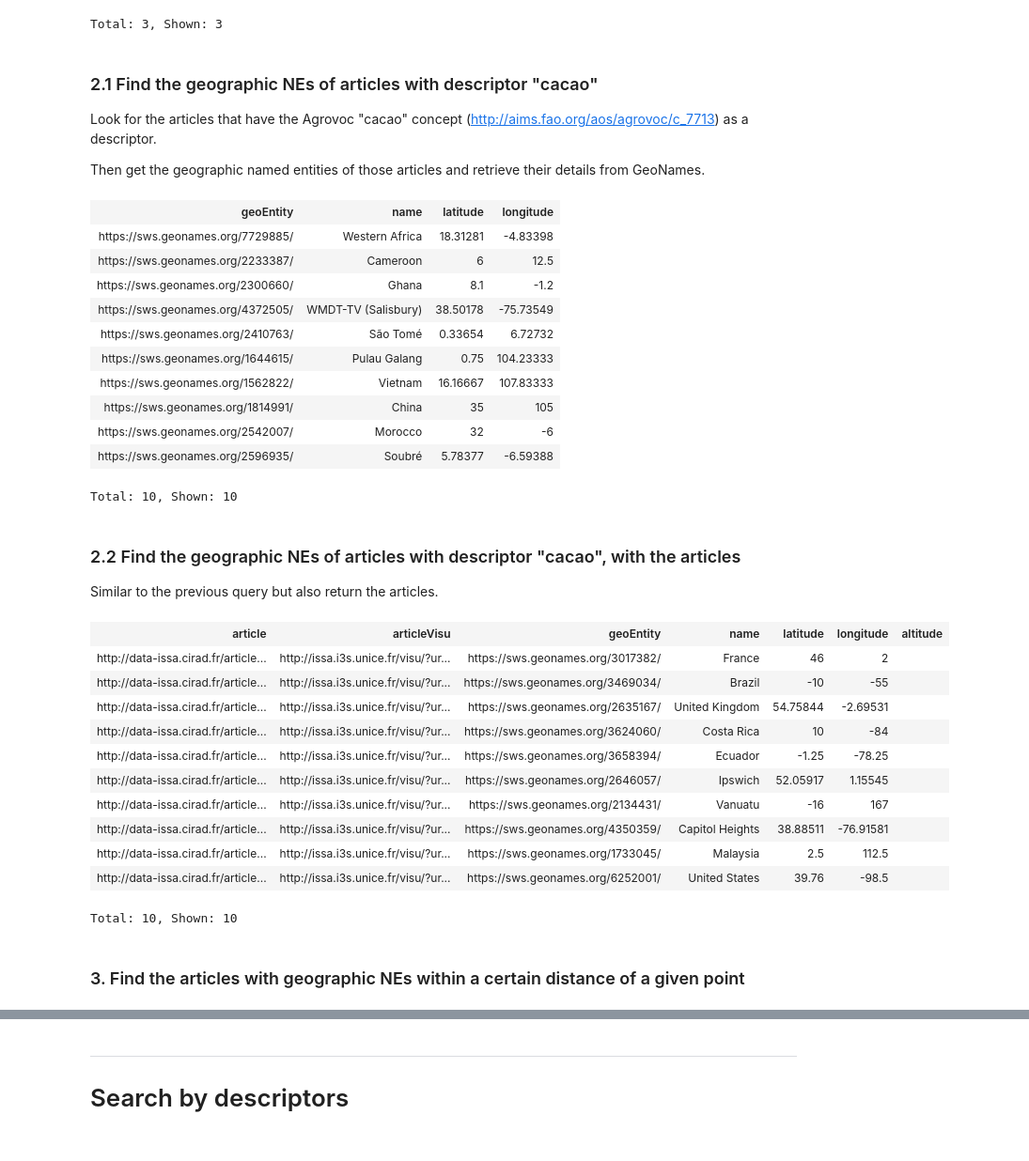
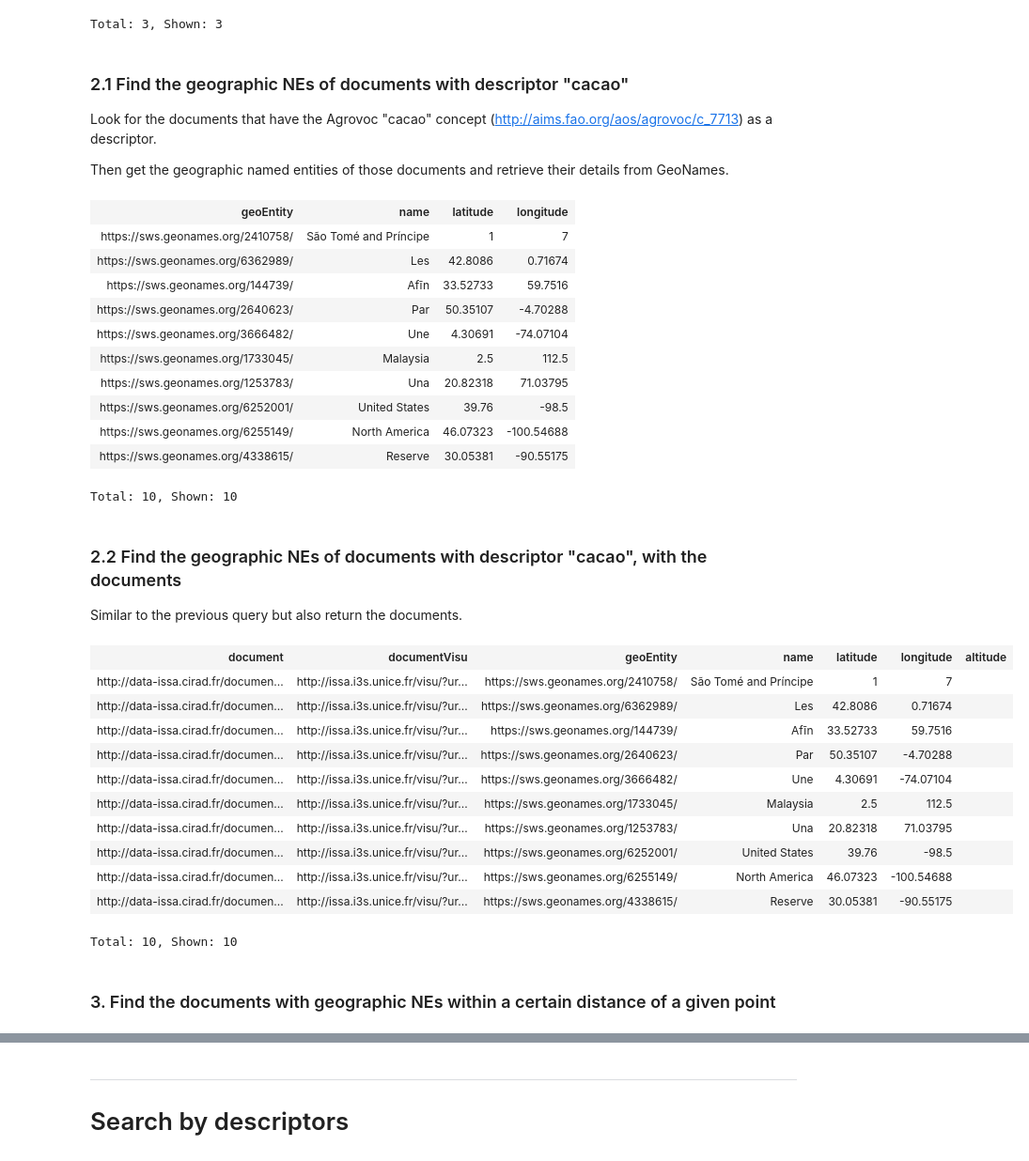
Before and after one commit to issa-project/issa-pipeline, a Jupyter notebook: notebooks/issa-geographic-NEs.ipynb, the cells around one changed output, grey strips where cells are left out. Shown at 94% size. Saved outputs shown, nothing was run; the diff lists cells and outputs as text; code cells hidden in the pictures.

```diff
--- a/notebooks/issa-geographic-NEs.ipynb
+++ b/notebooks/issa-geographic-NEs.ipynb
@@ -98,24 +98,24 @@ WHERE {
 | https://sws.geonames.org/130758/ | Iran | 32 | 53 |  | Iran | Empire of Iran, Iran, Islamic Rep... |  |
 Total: 3, Shown: 3
 # %% [markdown]
-### 2.1 Find the geographic NEs of articles with descriptor "cacao"
+### 2.1 Find the geographic NEs of documents with descriptor "cacao"
 
-Look for the articles that have the Agrovoc "cacao" concept (http://aims.fao.org/aos/agrovoc/c_7713) as a descriptor.
+Look for the documents that have the Agrovoc "cacao" concept (http://aims.fao.org/aos/agrovoc/c_7713) as a descriptor.
 
-Then get the geographic named entities of those articles and retrieve their details from GeoNames.
+Then get the geographic named entities of those documents and retrieve their details from GeoNames.
 # %%
 SELECT distinct ?geoEntity ?name ?latitude ?longitude
-FROM <http://data-issa.cirad.fr/graph/articles>
+FROM <http://data-issa.cirad.fr/graph/documents>
 FROM <http://geonames.org/graph>
 FROM <http://data-issa.cirad.fr/graph/geographic-nes>
 FROM <http://data-issa.cirad.fr/graph/thematic-descriptors>
 WHERE {
     []  a issa:ThematicDescriptorAnnotation;
-        oa:hasTarget ?article;
+        oa:hasTarget ?document;
         oa:hasBody agrovoc:c_7713. # Concept "cacao"
 
     []  a issa:GeographicAnnotation;
-        schema:about ?article;
+        schema:about ?document;
         oa:hasBody ?geoEntity.
 
     ?geoEntity
@@ -125,57 +125,57 @@ WHERE {
 } limit 10
 # %% [output]
 | geoEntity | name | latitude | longitude |
-| https://sws.geonames.org/7729885/ | Western Africa | 18.31281 | -4.83398 |
-| https://sws.geonames.org/2233387/ | Cameroon | 6 | 12.5 |
-| https://sws.geonames.org/2300660/ | Ghana | 8.1 | -1.2 |
-| https://sws.geonames.org/4372505/ | WMDT-TV (Salisbury) | 38.50178 | -75.73549 |
-| https://sws.geonames.org/2410763/ | São Tomé | 0.33654 | 6.72732 |
-| https://sws.geonames.org/1644615/ | Pulau Galang | 0.75 | 104.23333 |
-| https://sws.geonames.org/1562822/ | Vietnam | 16.16667 | 107.83333 |
-| https://sws.geonames.org/1814991/ | China | 35 | 105 |
-| https://sws.geonames.org/2542007/ | Morocco | 32 | -6 |
-| https://sws.geonames.org/2596935/ | Soubré | 5.78377 | -6.59388 |
+| https://sws.geonames.org/2410758/ | São Tomé and Príncipe | 1 | 7 |
+| https://sws.geonames.org/6362989/ | Les | 42.8086 | 0.71674 |
+| https://sws.geonames.org/144739/ | Afīn | 33.52733 | 59.7516 |
+| https://sws.geonames.org/2640623/ | Par | 50.35107 | -4.70288 |
+| https://sws.geonames.org/3666482/ | Une | 4.30691 | -74.07104 |
+| https://sws.geonames.org/1733045/ | Malaysia | 2.5 | 112.5 |
+| https://sws.geonames.org/1253783/ | Una | 20.82318 | 71.03795 |
+| https://sws.geonames.org/6252001/ | United States | 39.76 | -98.5 |
+| https://sws.geonames.org/6255149/ | North America | 46.07323 | -100.54688 |
+| https://sws.geonames.org/4338615/ | Reserve | 30.05381 | -90.55175 |
 Total: 10, Shown: 10
 # %% [markdown]
-### 2.2 Find the geographic NEs of articles with descriptor "cacao", with the articles
+### 2.2 Find the geographic NEs of documents with descriptor "cacao", with the documents
 
-Similar to the previous query but also return the articles.
+Similar to the previous query but also return the documents.
 # %%
-SELECT distinct ?article ?articleVisu ?geoEntity ?name ?latitude ?longitude ?altitude
-FROM <http://data-issa.cirad.fr/graph/articles>
+SELECT distinct ?document ?documentVisu ?geoEntity ?name ?latitude ?longitude ?altitude
+FROM <http://data-issa.cirad.fr/graph/documents>
 FROM <http://geonames.org/graph>
 FROM <http://data-issa.cirad.fr/graph/geographic-nes>
 FROM <http://data-issa.cirad.fr/graph/thematic-descriptors>
 WHERE {
     []  a issa:ThematicDescriptorAnnotation;
-        oa:hasTarget ?article;
+        oa:hasTarget ?document;
         oa:hasBody agrovoc:c_7713. # Concept "cacao"
 
     []  a issa:GeographicAnnotation;
-        schema:about ?article;
+        schema:about ?document;
         oa:hasBody ?geoEntity.
 
     ?geoEntity
         gn:name         ?name;
         geo:lat   ?latitude;
         geo:long  ?longitude.
 
-    ?article dct:identifier ?id.
-    bind(iri(concat("http://issa.i3s.unice.fr/visu/?uri=", ?article)) as ?articleVisu)
+    ?document dct:identifier ?id.
+    bind(iri(concat("http://issa.i3s.unice.fr/visu/?uri=", ?document)) as ?documentVisu)
 } limit 10
 # %% [output]
-| article | articleVisu | geoEntity | name | latitude | longitude | altitude |
-| http://data-issa.cirad.fr/article... | http://issa.i3s.unice.fr/visu/?ur... | https://sws.geonames.org/3017382/ | France | 46 | 2 |  |
-| http://data-issa.cirad.fr/article... | http://issa.i3s.unice.fr/visu/?ur... | https://sws.geonames.org/3469034/ | Brazil | -10 | -55 |  |
-| http://data-issa.cirad.fr/article... | http://issa.i3s.unice.fr/visu/?ur... | https://sws.geonames.org/2635167/ | United Kingdom | 54.75844 | -2.69531 |  |
-| http://data-issa.cirad.fr/article... | http://issa.i3s.unice.fr/visu/?ur... | https://sws.geonames.org/3624060/ | Costa Rica | 10 | -84 |  |
-| http://data-issa.cirad.fr/article... | http://issa.i3s.unice.fr/visu/?ur... | https://sws.geonames.org/3658394/ | Ecuador | -1.25 | -78.25 |  |
-| http://data-issa.cirad.fr/article... | http://issa.i3s.unice.fr/visu/?ur... | https://sws.geonames.org/2646057/ | Ipswich | 52.05917 | 1.15545 |  |
-| http://data-issa.cirad.fr/article... | http://issa.i3s.unice.fr/visu/?ur... | https://sws.geonames.org/2134431/ | Vanuatu | -16 | 167 |  |
-| http://data-issa.cirad.fr/article... | http://issa.i3s.unice.fr/visu/?ur... | https://sws.geonames.org/4350359/ | Capitol Heights | 38.88511 | -76.91581 |  |
-| http://data-issa.cirad.fr/article... | http://issa.i3s.unice.fr/visu/?ur... | https://sws.geonames.org/1733045/ | Malaysia | 2.5 | 112.5 |  |
-| http://data-issa.cirad.fr/article... | http://issa.i3s.unice.fr/visu/?ur... | https://sws.geonames.org/6252001/ | United States | 39.76 | -98.5 |  |
+| document | documentVisu | geoEntity | name | latitude | longitude | altitude |
+| http://data-issa.cirad.fr/documen... | http://issa.i3s.unice.fr/visu/?ur... | https://sws.geonames.org/2410758/ | São Tomé and Príncipe | 1 | 7 |  |
+| http://data-issa.cirad.fr/documen... | http://issa.i3s.unice.fr/visu/?ur... | https://sws.geonames.org/6362989/ | Les | 42.8086 | 0.71674 |  |
+| http://data-issa.cirad.fr/documen... | http://issa.i3s.unice.fr/visu/?ur... | https://sws.geonames.org/144739/ | Afīn | 33.52733 | 59.7516 |  |
+| http://data-issa.cirad.fr/documen... | http://issa.i3s.unice.fr/visu/?ur... | https://sws.geonames.org/2640623/ | Par | 50.35107 | -4.70288 |  |
+| http://data-issa.cirad.fr/documen... | http://issa.i3s.unice.fr/visu/?ur... | https://sws.geonames.org/3666482/ | Une | 4.30691 | -74.07104 |  |
+| http://data-issa.cirad.fr/documen... | http://issa.i3s.unice.fr/visu/?ur... | https://sws.geonames.org/1733045/ | Malaysia | 2.5 | 112.5 |  |
+| http://data-issa.cirad.fr/documen... | http://issa.i3s.unice.fr/visu/?ur... | https://sws.geonames.org/1253783/ | Una | 20.82318 | 71.03795 |  |
+| http://data-issa.cirad.fr/documen... | http://issa.i3s.unice.fr/visu/?ur... | https://sws.geonames.org/6252001/ | United States | 39.76 | -98.5 |  |
+| http://data-issa.cirad.fr/documen... | http://issa.i3s.unice.fr/visu/?ur... | https://sws.geonames.org/6255149/ | North America | 46.07323 | -100.54688 |  |
+| http://data-issa.cirad.fr/documen... | http://issa.i3s.unice.fr/visu/?ur... | https://sws.geonames.org/4338615/ | Reserve | 30.05381 | -90.55175 |  |
 Total: 10, Shown: 10
 # %% [markdown]
-### 3. Find the articles with geographic NEs within a certain distance of a given point
+### 3. Find the documents with geographic NEs within a certain distance of a given point
 # %%
```
Also changed, not shown: parts of 15 cells of this notebook.
